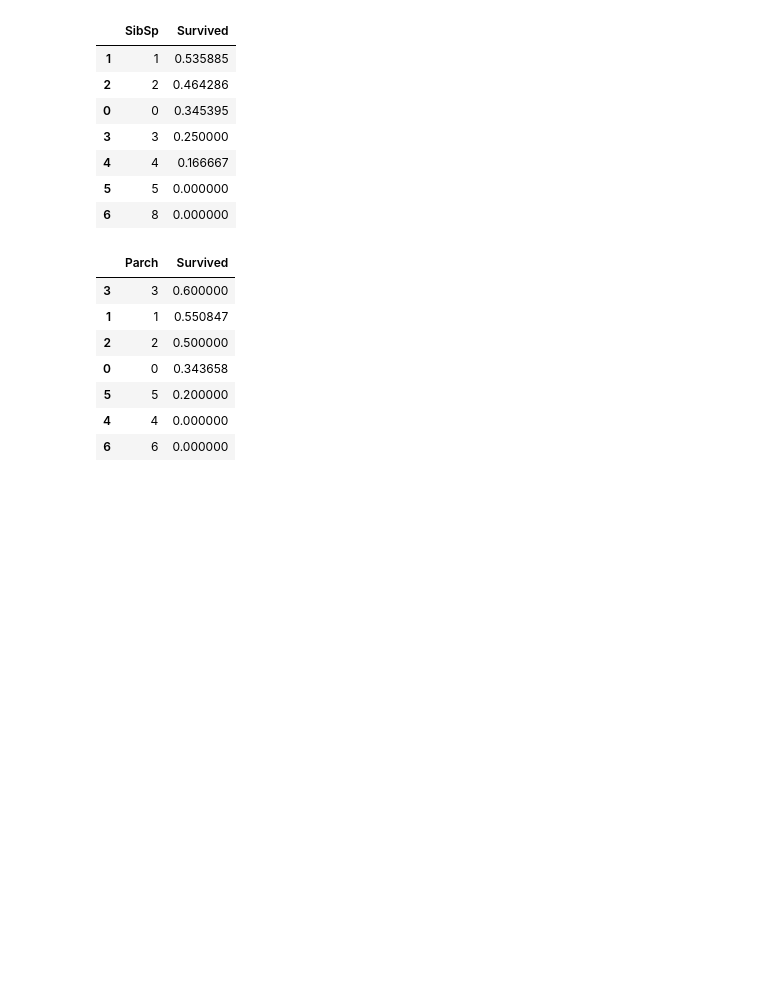
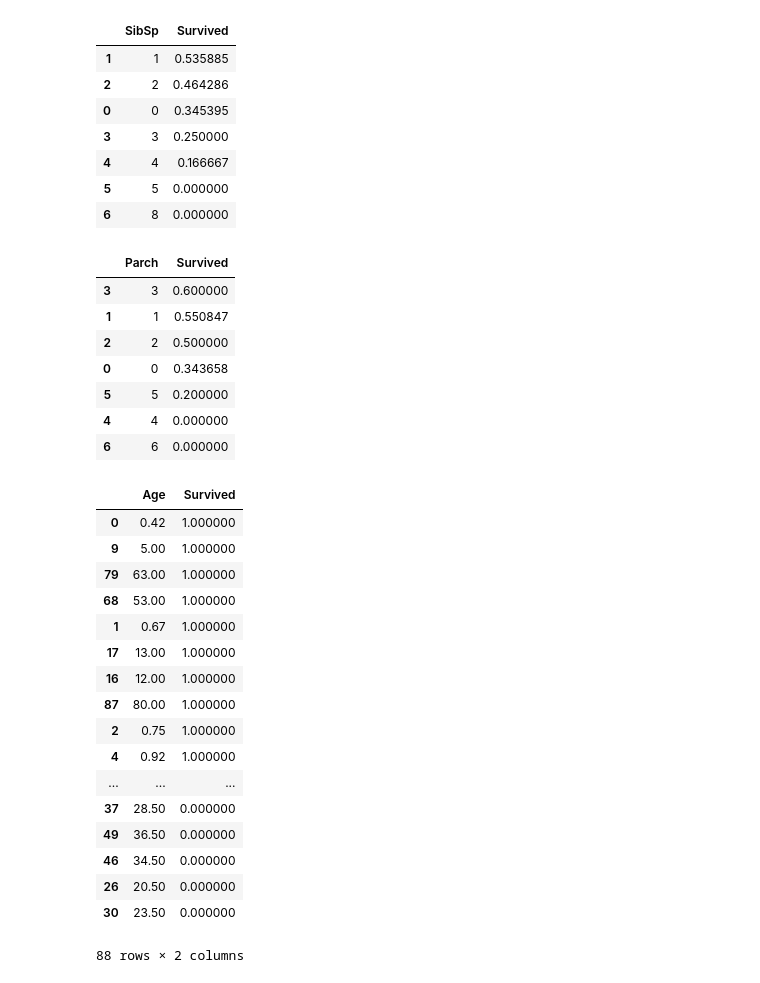
Before and after one commit to davidmilIs/Titanic-Prediction, a Jupyter notebook: Titanic-Pred.ipynb, the cells around one changed output. Saved outputs shown, nothing was run; the diff lists cells and outputs as text; code cells hidden in the pictures; blank space fills up the shorter version.

```diff
--- a/Titanic-Pred.ipynb
+++ b/Titanic-Pred.ipynb
@@ -88,3 +89,24 @@ train_data[["Parch", "Survived"]].groupby(['Parch'], as_index=False).mean().sort
 | 5 | 5 | 0.200000 |
 | 4 | 4 | 0.000000 |
 | 6 | 6 | 0.000000 |
+# %%
+train_data[["Age", "Survived"]].groupby(['Age'], as_index=False).mean().sort_values(by='Survived', ascending=False)
+# %% [output]
+|  | Age | Survived |
+| 0 | 0.42 | 1.000000 |
+| 9 | 5.00 | 1.000000 |
+| 79 | 63.00 | 1.000000 |
+| 68 | 53.00 | 1.000000 |
+| 1 | 0.67 | 1.000000 |
+| 17 | 13.00 | 1.000000 |
+| 16 | 12.00 | 1.000000 |
+| 87 | 80.00 | 1.000000 |
+| 2 | 0.75 | 1.000000 |
+| 4 | 0.92 | 1.000000 |
+| ... | ... | ... |
+| 37 | 28.50 | 0.000000 |
+| 49 | 36.50 | 0.000000 |
+| 46 | 34.50 | 0.000000 |
+| 26 | 20.50 | 0.000000 |
+| 30 | 23.50 | 0.000000 |
+88 rows × 2 columns
```
Also changed, not shown: parts of 6 cells of this notebook.
